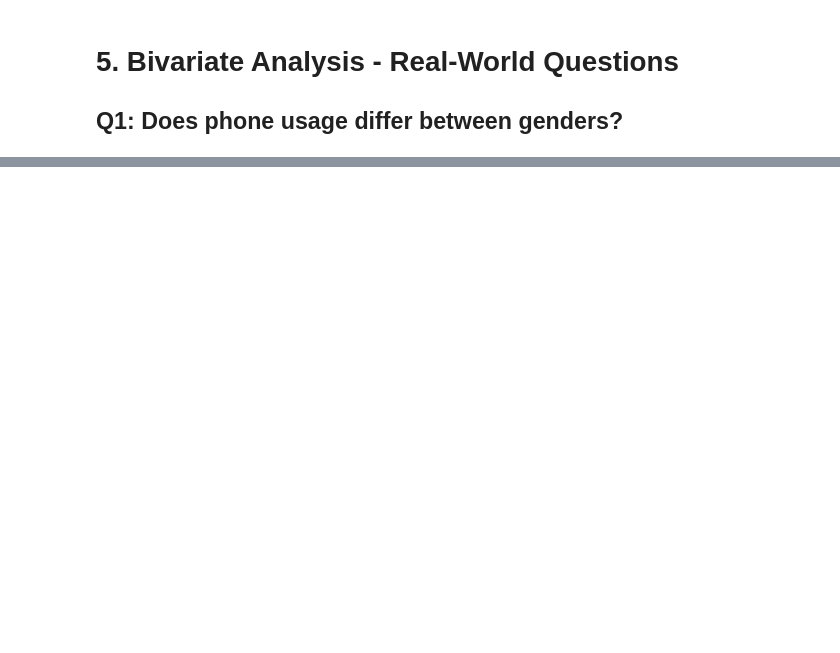
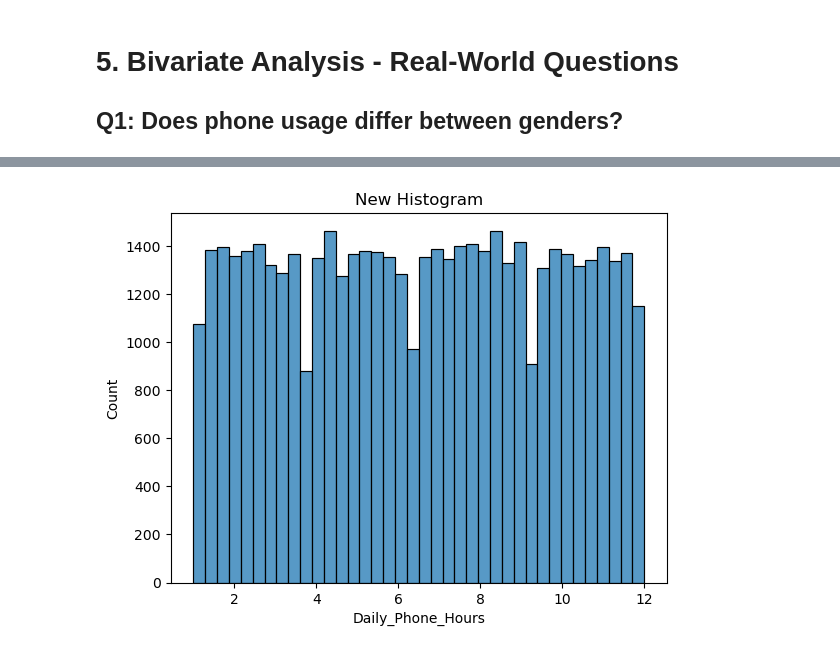
Before and after one commit to geff-ghost/screenTimeSleep, a Jupyter notebook: Smartphone_Usage_Statistics.ipynb, the cells around one changed output, grey strips where cells are left out. Cells and saved outputs as stored; diff of their text form; code cells hidden in the pictures; blank space fills up the shorter version.

```diff
--- a/Smartphone_Usage_Statistics.ipynb
+++ b/Smartphone_Usage_Statistics.ipynb
@@ -381,0 +827,5 @@ print(f"Average Phone Usage for Females: {female:.2f}")
+# %%
+plt.title('New Histogram')
+sns.histplot(x='Daily_Phone_Hours', data=smartphone_df);
+# %% [output]
+[figure, added]
```
Also changed, not shown: parts of 90 cells of this notebook, 1 other file.
